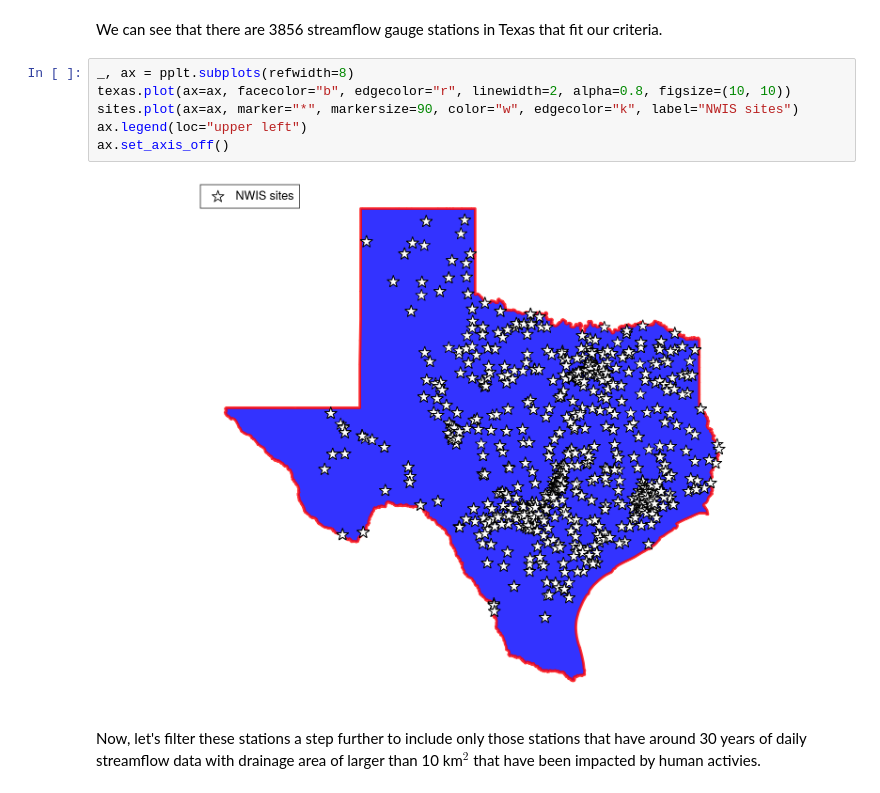
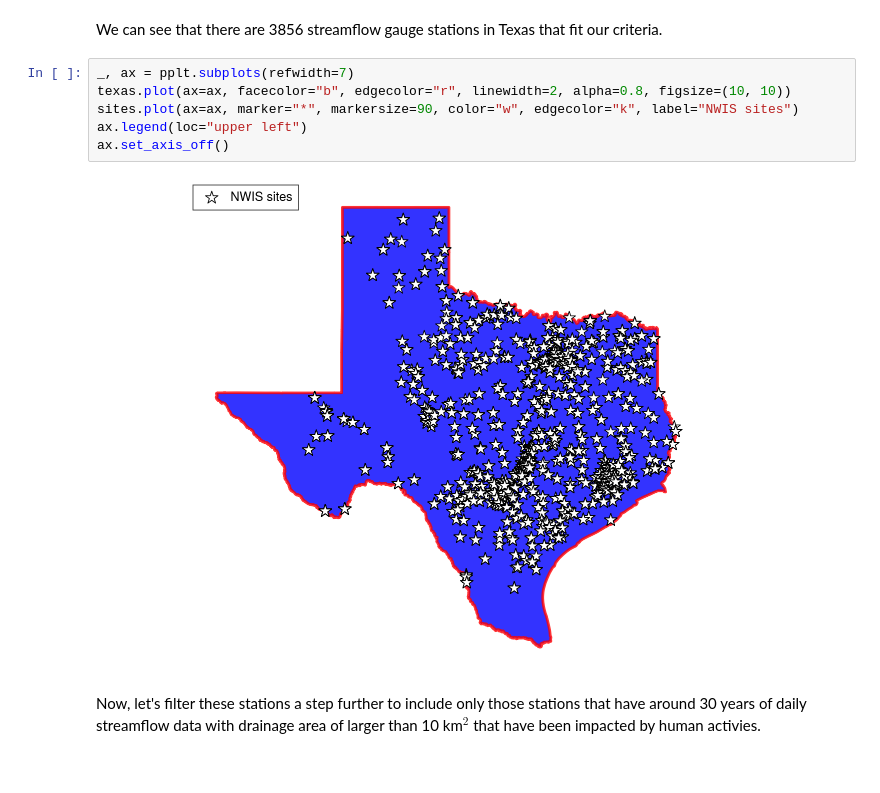
Before and after one commit to mhweber/AWRA2022GeoWorkshop, a Jupyter notebook: Workbooks/Python/Session3/1_Dam_Impact.ipynb, the cells around one changed output. Cells and saved outputs as stored; diff of their text form.

```diff
--- a/Workbooks/Python/Session3/1_Dam_Impact.ipynb
+++ b/Workbooks/Python/Session3/1_Dam_Impact.ipynb
@@ -54,13 +54,13 @@ sites.shape[0]
 # %% [markdown]
 We can see that there are 3856 streamflow gauge stations in Texas that fit our criteria.
 # %%
-_, ax = pplt.subplots(refwidth=8)
+_, ax = pplt.subplots(refwidth=7)
 texas.plot(ax=ax, facecolor="b", edgecolor="r", linewidth=2, alpha=0.8, figsize=(10, 10))
 sites.plot(ax=ax, marker="*", markersize=90, color="w", edgecolor="k", label="NWIS sites")
 ax.legend(loc="upper left")
 ax.set_axis_off()
 # %% [output]
-[figure, old version]
+[figure, new version]
 # %% [markdown]
 Now, let's filter these stations a step further to include only those stations that have around 30 years of daily streamflow data with drainage area of larger than 10 km$^2$ that have been impacted by human activies.
 # %%
```
Also changed, not shown: parts of 7 cells of this notebook.
